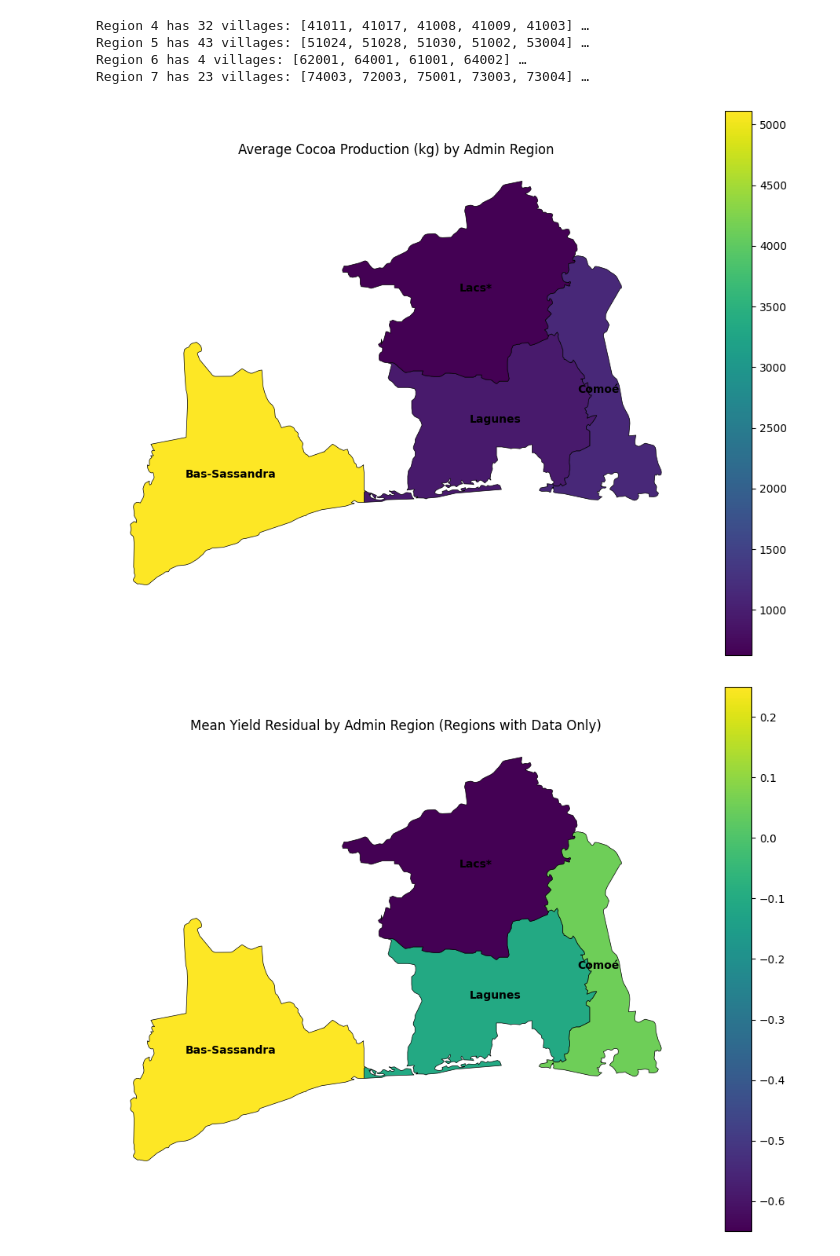
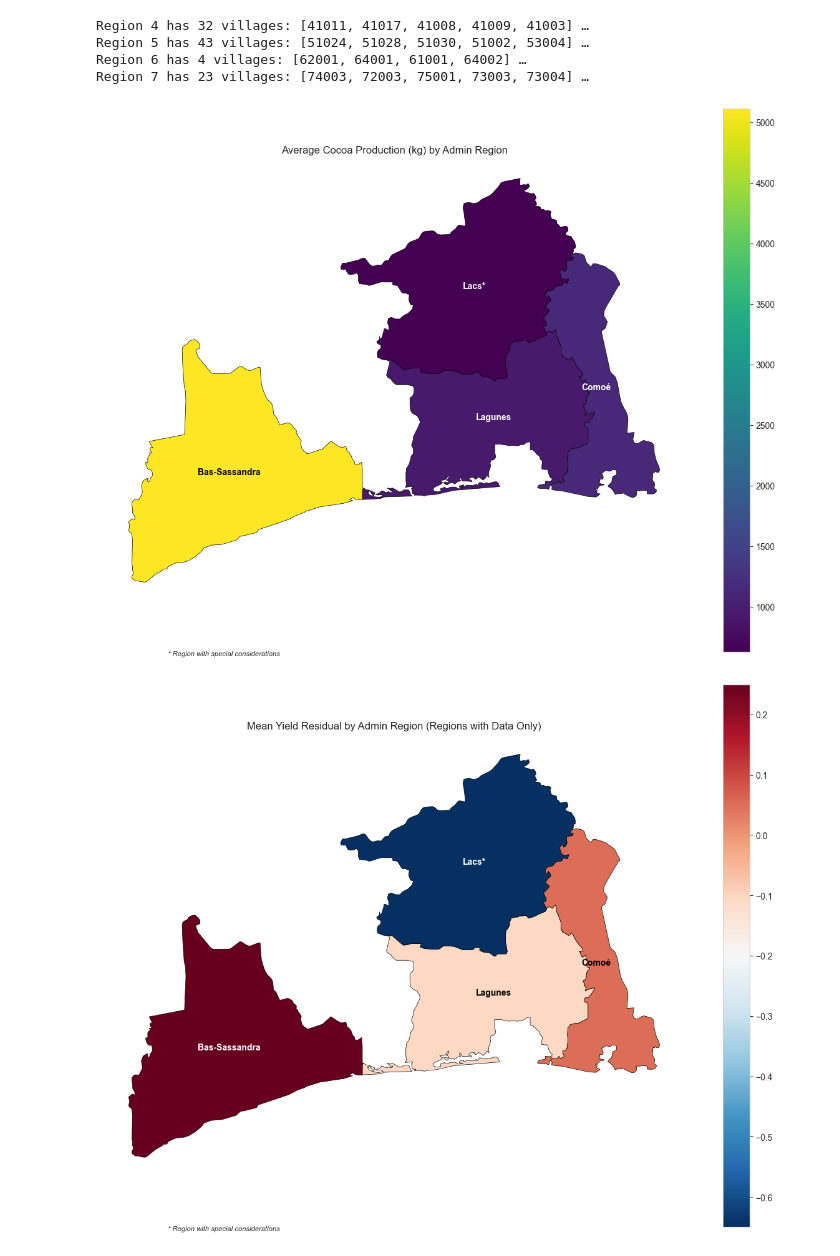
Before and after one commit to THEMKM/GAFL_RESTORE_MKM, a Jupyter notebook: Notebooks/07_feature_importance.ipynb, the cells around one changed output. Cells and saved outputs as stored; diff of their text form; code cells hidden in the pictures.

Commit message:
adjustments to plots

```diff
--- a/Notebooks/07_feature_importance.ipynb
+++ b/Notebooks/07_feature_importance.ipynb
@@ -1723,17 +1788,13 @@ Region 6 has 4 villages: [62001, 64001, 61001, 64002] …
 Region 7 has 23 villages: [74003, 72003, 75001, 73003, 73004] …
 # %%
 import geopandas as gpd
-import matplotlib.pyplot as plt
-import pandas as pd
-
-# Assuming df is already loaded and region_code_to_iso is defined
-# df = pd.read_csv("C:/Users/Mohamad/Documents/GitHub/GAFL_RESTORE_MKM/Data/processed/CDI_HOUSEHOLD_UNEDITTED.csv")
-# region_code_to_iso = {4: "CIBS", 5: "CICM", 6: "CILC", 7: "CILG"}
+from matplotlib.colors import Normalize, rgb2hex, to_rgb
+import matplotlib.cm as cm
 
 # Calculate average cocoa production per household by region
 region_output = (
     df.groupby('region')['cocoa_produce_kg']
-    .mean()  # Changed from .sum() to .mean() for average production
+    .mean()
     .reset_index(name='avg_cocoa_kg')
 )
 
@@ -1749,18 +1810,37 @@ merged_cocoa = gdf.merge(region_output, left_on='id', right_on='iso_region', how
 # Filter to only include regions with data (non-null avg_cocoa_kg)
 filtered_merged_cocoa = merged_cocoa[merged_cocoa['avg_cocoa_kg'].notna()]
 
+# Create a custom colormap
+cmap = plt.cm.viridis  # Use viridis or any other colormap you prefer
+norm = Normalize(vmin=filtered_merged_cocoa['avg_cocoa_kg'].min(),
+                 vmax=filtered_merged_cocoa['avg_cocoa_kg'].max())
+
 # Plot the choropleth
 fig, ax = plt.subplots(figsize=(12, 9))
 filtered_merged_cocoa.plot(
     column='avg_cocoa_kg',
+    cmap=cmap,
     legend=True,
     linewidth=0.5,
     edgecolor='black',
     ax=ax
 )
 
-# Add region names at centroids with asterisk for "Lacs"
+# Function to determine text color based on background brightness
+def get_text_color(bg_color):
+    r, g, b = to_rgb(bg_color)
+    brightness = (r * 299 + g * 587 + b * 114) / 1000
+    return 'white' if brightness < 0.5 else 'black'
+
+# Add region names at centroids with adaptive text color
 for idx, row in filtered_merged_cocoa.iterrows():
+    # Get the color for this region's value
+    color_value = norm(row['avg_cocoa_kg'])
+    bg_color = rgb2hex(cmap(color_value))
+
+    # Determine text color based on background brightness
+    text_color = get_text_color(bg_color)
+
     label = row['name'] + '*' if row['name'] == 'Lacs' else row['name']
     ax.text(
         row.geometry.centroid.x,
@@ -1769,17 +1849,22 @@ for idx, row in filtered_merged_cocoa.iterrows():
         fontsize=10,
         fontweight='bold',
         ha='center',
-        va='center'
+        va='center',
+        color=text_color  # Use adaptive text color
     )
 
 ax.set_title("Average Cocoa Production (kg) by Admin Region")
 ax.axis('off')
+
+# Add a note for the asterisk
+plt.figtext(0.1, 0.01, "* Region with special considerations", fontsize=8, style='italic')
+
+plt.tight_layout()
 plt.show()
 # %% [output]
-[figure, old version]
+[figure, new version]
 # %%
-import geopandas as gpd
-import matplotlib.pyplot as plt
+
 
 # Load the GeoJSON file
 gdf = gpd.read_file("C:/Users/Mohamad/Documents/GitHub/GAFL_RESTORE_MKM/ci.json")
@@ -1787,34 +1872,61 @@ gdf = gpd.read_file("C:/Users/Mohamad/Documents/GitHub/GAFL_RESTORE_MKM/ci.json"
 # Merge with region_df
 merged = gdf.merge(region_df, left_on='id', right_on='iso_region', how='left')
 
 # Filter to only include regions with data (non-null mean_residual)
 filtered_merged = merged[merged['mean_residual'].notna()]
 
+# Create a custom colormap - using a diverging colormap since residuals can be positive or negative
+cmap = plt.cm.RdBu_r  # Red-Blue diverging colormap (reversed)
+norm = Normalize(
+    vmin=filtered_merged['mean_residual'].min(),
+    vmax=filtered_merged['mean_residual'].max()
+)
+
 # Plot the choropleth
 fig, ax = plt.subplots(figsize=(12, 9))
 filtered_merged.plot(
     column='mean_residual',
+    cmap=cmap,
     legend=True,
     linewidth=0.5,
     edgecolor='black',
     ax=ax
 )
 
-# Add region names at centroids
-for idx, row in filtered_merged_cocoa.iterrows():
+# Function to determine text color based on background brightness
+def get_text_color(bg_color):
+    r, g, b = to_rgb(bg_color)
+    brightness = (r * 299 + g * 587 + b * 114) / 1000
+    return 'white' if brightness < 0.5 else 'black'
+
+# Add region names at centroids with adaptive text color
+for idx, row in filtered_merged.iterrows():  # Fixed: using filtered_merged instead of filtered_merged_cocoa
+    # Get the color for this region's value
+    color_value = norm(row['mean_residual'])
+    bg_color = rgb2hex(cmap(color_value))
+
+    # Determine text color based on background brightness
+    text_color = get_text_color(bg_color)
+
     label = row['name'] + '*' if row['name'] == 'Lacs' else row['name']
     ax.text(
         row.geometry.centroid.x,
         row.geometry.centroid.y,
         label,
         fontsize=10,
         fontweight='bold',
         ha='center',
-        va='center'
+        va='center',
+        color=text_color  # Use adaptive text color
     )
 
 ax.set_title("Mean Yield Residual by Admin Region (Regions with Data Only)")
 ax.axis('off')
+
+# Add a note for the asterisk
+plt.figtext(0.1, 0.01, "* Region with special considerations", fontsize=8, style='italic')
+
+plt.tight_layout()
 plt.show()
 # %% [output]
-[figure, old version]
+[figure, new version]
```
Also changed, not shown: parts of 14 cells of this notebook, 5 other files.
